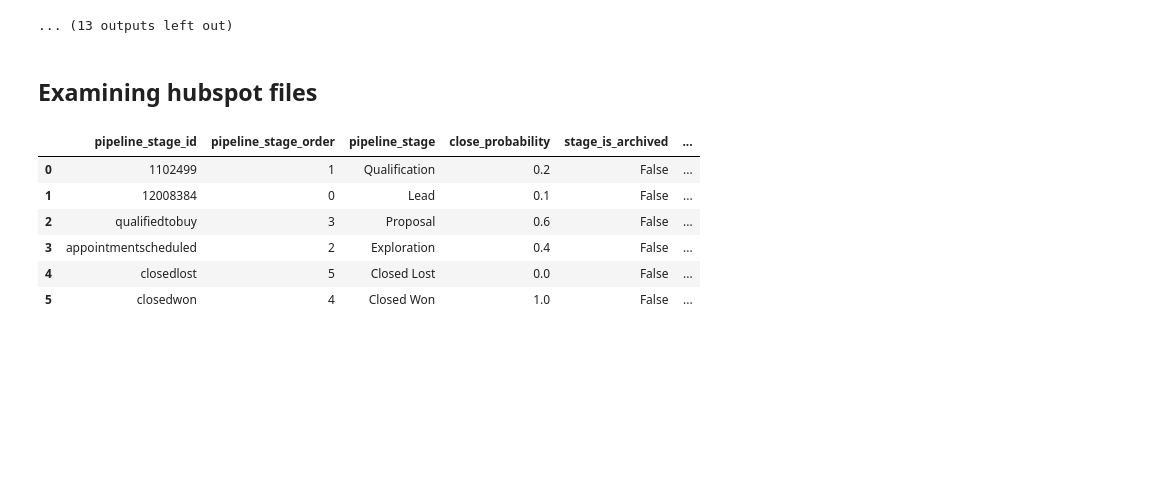
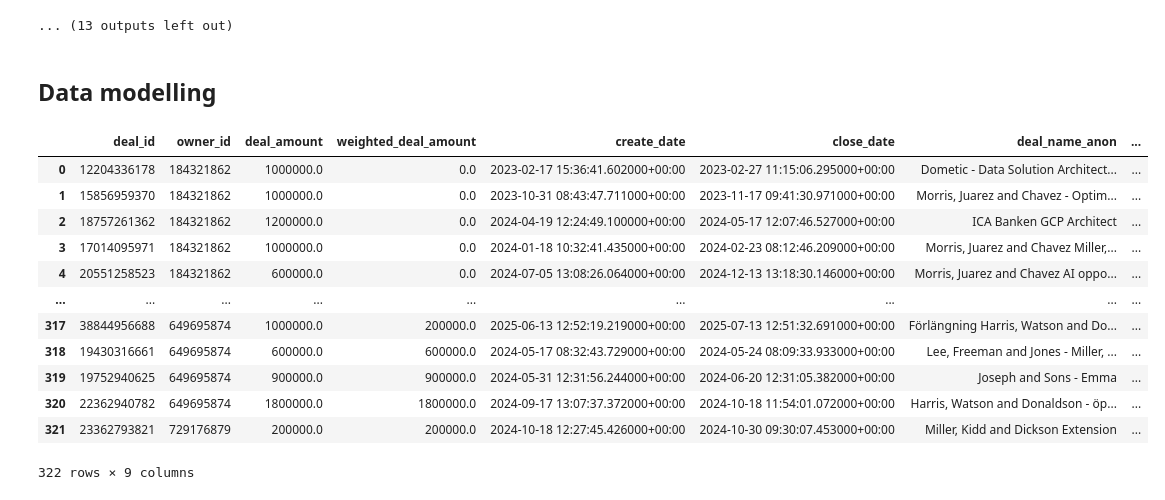
Before and after one commit to alshakarti/hyper_island_bi, a Jupyter notebook: eda.ipynb, the cells around one changed output. Cells and saved outputs as stored; diff of their text form; code cells hidden in the pictures; blank space fills up the shorter version.

Commit message:
created sales pipeline dataset

```diff
--- a/eda.ipynb
+++ b/eda.ipynb
@@ -128,16 +128,47 @@ First 5 rows of df6:
 | 3 | 2 | 9 | Bingo | Storm | True | Analytics |
 | 4 | 9 | 15 | Astarion | Baldersson | True | Analytics |
 ... (13 outputs left out)
-# %% [markdown]
-## Examining hubspot files
-# %%
-df1
-# %% [output]
-|  | pipeline_stage_id | pipeline_stage_order | pipeline_stage | close_probability | stage_is_archived | ... |
-| 0 | 1102499 | 1 | Qualification | 0.2 | False | ... |
-| 1 | 12008384 | 0 | Lead | 0.1 | False | ... |
-| 2 | qualifiedtobuy | 3 | Proposal | 0.6 | False | ... |
-| 3 | appointmentscheduled | 2 | Exploration | 0.4 | False | ... |
-| 4 | closedlost | 5 | Closed Lost | 0.0 | False | ... |
-| 5 | closedwon | 4 | Closed Won | 1.0 | False | ... |
+# %% [markdown]
+## Data modelling
+# %%
+# combine and process raw data into datasets for analysis
+def process_data(df1,df9):
+
+    # create a sales pipeline dataset
+    sales_columns_order = [
+        'deal_id', 'owner_id', 'deal_amount', 'weighted_deal_amount', 'create_date', 'close_date',
+        'deal_name_anon', 'pipeline_stage', 'pipeline_stage_order'
+    ]
+    sales_pipeline = (df9.merge(
+        df1[['pipeline_stage_id', 'pipeline_stage','pipeline_stage_order']],
+        left_on='deal_stage',
+        right_on='pipeline_stage_id',
+        how='left'
+    )
+    .drop(columns=['deal_stage', 'pipeline_stage_id', 'is_archived', 'last_modified_date'])
+    .reindex(columns=sales_columns_order)
+    )
+    date_columns = ['create_date', 'close_date']
+    for col in date_columns:
+        sales_pipeline[col] = pd.to_datetime(sales_pipeline[col])
+
+    # return datasets
+    return sales_pipeline
+# %%
+sales_pipeline = process_data(df1, df9)
+sales_pipeline
+# %% [output]
+|  | deal_id | owner_id | deal_amount | weighted_deal_amount | create_date | close_date | deal_name_anon | ... |
+| 0 | 12204336178 | 184321862 | 1000000.0 | 0.0 | 2023-02-17 15:36:41.602000+00:00 | 2023-02-27 11:15:06.295000+00:00 | Dometic - Data Solution Architect... | ... |
+| 1 | 15856959370 | 184321862 | 1000000.0 | 0.0 | 2023-10-31 08:43:47.711000+00:00 | 2023-11-17 09:41:30.971000+00:00 | Morris, Juarez and Chavez - Optim... | ... |
+| 2 | 18757261362 | 184321862 | 1200000.0 | 0.0 | 2024-04-19 12:24:49.100000+00:00 | 2024-05-17 12:07:46.527000+00:00 | ICA Banken GCP Architect | ... |
+| 3 | 17014095971 | 184321862 | 1000000.0 | 0.0 | 2024-01-18 10:32:41.435000+00:00 | 2024-02-23 08:12:46.209000+00:00 | Morris, Juarez and Chavez Miller,... | ... |
+| 4 | 20551258523 | 184321862 | 600000.0 | 0.0 | 2024-07-05 13:08:26.064000+00:00 | 2024-12-13 13:18:30.146000+00:00 | Morris, Juarez and Chavez AI oppo... | ... |
+| ... | ... | ... | ... | ... | ... | ... | ... | ... |
+| 317 | 38844956688 | 649695874 | 1000000.0 | 200000.0 | 2025-06-13 12:52:19.219000+00:00 | 2025-07-13 12:51:32.691000+00:00 | Förlängning Harris, Watson and Do... | ... |
+| 318 | 19430316661 | 649695874 | 600000.0 | 600000.0 | 2024-05-17 08:32:43.729000+00:00 | 2024-05-24 08:09:33.933000+00:00 | Lee, Freeman and Jones - Miller, ... | ... |
+| 319 | 19752940625 | 649695874 | 900000.0 | 900000.0 | 2024-05-31 12:31:56.244000+00:00 | 2024-06-20 12:31:05.382000+00:00 | Joseph and Sons - Emma | ... |
+| 320 | 22362940782 | 649695874 | 1800000.0 | 1800000.0 | 2024-09-17 13:07:37.372000+00:00 | 2024-10-18 11:54:01.072000+00:00 | Harris, Watson and Donaldson - öp... | ... |
+| 321 | 23362793821 | 729176879 | 200000.0 | 200000.0 | 2024-10-18 12:27:45.426000+00:00 | 2024-10-30 09:30:07.453000+00:00 | Miller, Kidd and Dickson Extension | ... |
+322 rows × 9 columns
 # %%
```
Also changed, not shown: parts of 9 cells of this notebook.
